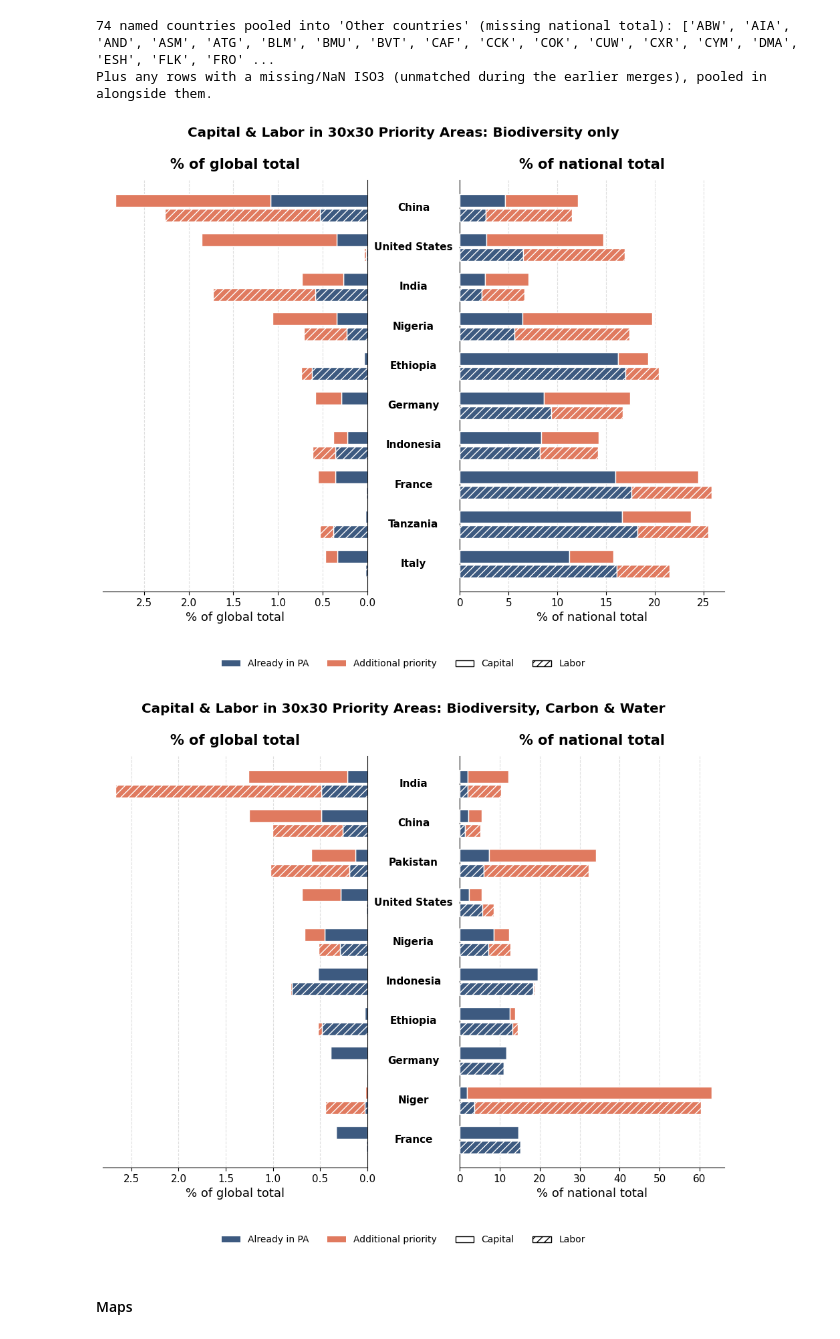
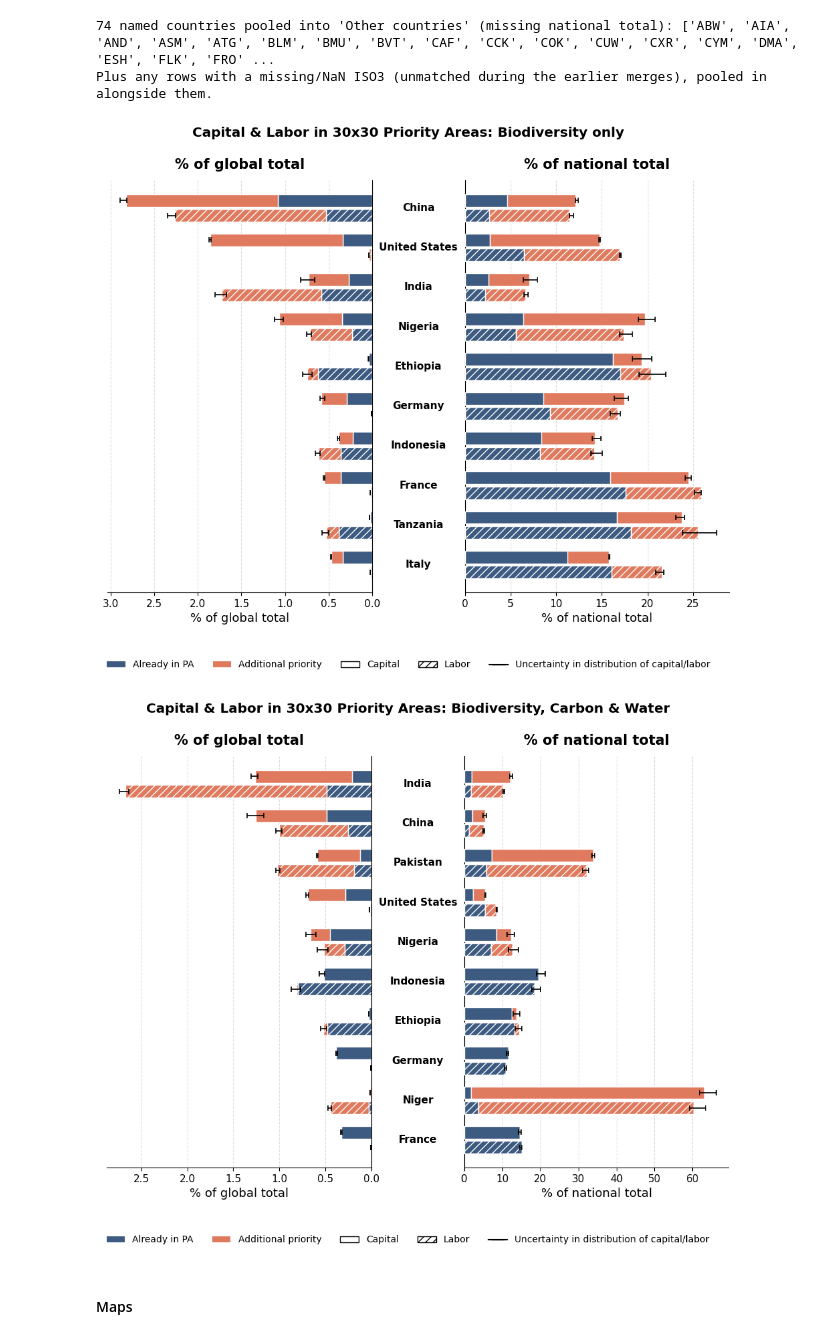
Before and after one commit to carinamani/AgDownscaling, a Jupyter notebook: 05_30x30_analysis/01_overlay_capital_labor.ipynb, the cells around one changed output. Cells and saved outputs as stored; diff of their text form; code cells hidden in the pictures.

Commit message:
add error bars to country figure

```diff
--- a/05_30x30_analysis/01_overlay_capital_labor.ipynb
+++ b/05_30x30_analysis/01_overlay_capital_labor.ipynb
@@ -377,6 +383,7 @@ for scenario_name, pr_path in with_pa_scenarios.items():
 country_df = pd.DataFrame(country_rows)
 # %%
 ##### Merge with national totals, compute % of national total, pool missing-data countries
+# (now also carries Sum_p10 / Sum_p90 through, for uncertainty bars downstream)
 
 # one national total per ISO3 (country_shp may have duplicate ISO3 rows e.g. multi-part geoms)
 national_lookup = (
@@ -390,11 +397,10 @@ national_total_col = {"Capital": "national_total_capital_USD", "Labor": "nationa
 country_df["National_Total"] = country_df.apply(lambda r: r[national_total_col[r["Variable"]]], axis=1)
 country_df = country_df.drop(columns=["national_total_capital_USD", "national_total_jobs"])
 
-country_df["Pct_of_national"] = np.where(
-    country_df["National_Total"].notna() & (country_df["National_Total"] != 0),
-    100 * country_df["Sum"] / country_df["National_Total"],
-    np.nan,
-)
+has_national = country_df["National_Total"].notna() & (country_df["National_Total"] != 0)
+country_df["Pct_of_national"] = np.where(has_national, 100 * country_df["Sum"] / country_df["National_Total"], np.nan)
+country_df["Pct_of_national_p10"] = np.where(has_national, 100 * country_df["Sum_p10"] / country_df["National_Total"], np.nan)
+country_df["Pct_of_national_p90"] = np.where(has_national, 100 * country_df["Sum_p90"] / country_df["National_Total"], np.nan)
 
 # countries with no national total available at all -> pooled into "Other countries"
 # (this also catches rows where ISO3 itself is missing/NaN, since those can
@@ -409,18 +415,22 @@ has_data_df = country_df[~missing_mask].copy()
 
 other_df = (
     country_df[missing_mask]
-    .groupby(["Scenario", "Variable", "Class"], as_index=False)["Sum"]
+    .groupby(["Scenario", "Variable", "Class"], as_index=False)[["Sum", "Sum_p10", "Sum_p90"]]
     .sum()
 )
 other_df["ISO3"] = "OTHER"
-other_df["National_Total"] = np.nan   # no national denominator for this pooled group
-other_df["Pct_of_national"] = np.nan  # not meaningful to compute for a mixed block
+other_df["National_Total"] = np.nan       # no national denominator for this pooled group
+other_df["Pct_of_national"] = np.nan      # not meaningful to compute for a mixed block
+other_df["Pct_of_national_p10"] = np.nan
+other_df["Pct_of_national_p90"] = np.nan
 
 country_summary_df = pd.concat([has_data_df, other_df], ignore_index=True, sort=False)
 
 # % of the GLOBAL total (all countries combined) - always computable, even for "OTHER"
 country_summary_df["Global_Total"] = country_summary_df["Variable"].map(global_totals)
 country_summary_df["Pct_of_global"] = 100 * country_summary_df["Sum"] / country_summary_df["Global_Total"]
+country_summary_df["Pct_of_global_p10"] = 100 * country_summary_df["Sum_p10"] / country_summary_df["Global_Total"]
+country_summary_df["Pct_of_global_p90"] = 100 * country_summary_df["Sum_p90"] / country_summary_df["Global_Total"]
 
 n_missing_rows = missing_mask.sum() // country_df["Scenario"].nunique() // country_df["Variable"].nunique() // country_df["Class"].nunique()
 print(f"{len(missing_iso3)} named countries pooled into 'Other countries' (missing national total): "
@@ -507,7 +517,7 @@ def plot_priority_butterfly_combined(country_summary_df, country_shp_proj, scena
         name_lookup = pd.Series({iso3: iso3 for iso3 in country_list})
 
     # -----------------------------------------------------------
-    # 3. Helper
+    # 3. Helpers
     # -----------------------------------------------------------
     def get_bar_values(iso3, variable, pct_col):
         sub = country_summary_df[
@@ -521,6 +531,26 @@ def plot_priority_butterfly_combined(country_summary_df, country_shp_proj, scena
         total = total.values[0] if len(total) else 0.0
         additional = max(total - already, 0.0)
         return already, additional
+
+    def get_uncertainty(iso3, variable, pct_col, pct_col_p10, pct_col_p90):
+        """Lower/upper error (relative to the total bar) from the p10/p90 columns,
+        same logic as the global summary bar chart's error bars."""
+        sub = country_summary_df[
+            (country_summary_df["ISO3"] == iso3) &
+            (country_summary_df["Variable"] == variable) &
+            (country_summary_df["Scenario"] == scenario) &
+            (country_summary_df["Class"] == "Total top 30%")
+        ]
+        if len(sub) == 0:
+            return None
+        total = sub[pct_col].values[0]
+        p10 = sub[pct_col_p10].values[0]
+        p90 = sub[pct_col_p90].values[0]
+        if pd.isna(total) or pd.isna(p10) or pd.isna(p90):
+            return None
+        lower = max(total - min(p10, p90), 0)
+        upper = max(max(p10, p90) - total, 0)
+        return total, lower, upper
 
     # -----------------------------------------------------------
     # 4. Plot — two bars per country, offset within the row
@@ -551,6 +581,19 @@ def plot_priority_butterfly_combined(country_summary_df, country_shp_proj, scena
             ax_right.barh(y + y_off, additional_n, bar_h, left=already_n, color=color_top30,
                           edgecolor="white", hatch=hatch, zorder=3)
 
+            # uncertainty bars (p10-p90), mirroring the global bar chart
+            unc_g = get_uncertainty(iso3, var, "Pct_of_global", "Pct_of_global_p10", "Pct_of_global_p90")
+            if unc_g is not None:
+                total_g, lower_g, upper_g = unc_g
+                ax_left.errorbar(total_g, y + y_off, xerr=[[lower_g], [upper_g]], fmt="none",
+                                  color="black", capsize=3, capthick=1.2, linewidth=1.2, zorder=4)
+
+            unc_n = get_uncertainty(iso3, var, "Pct_of_national", "Pct_of_national_p10", "Pct_of_national_p90")
+            if unc_n is not None:
+                total_n, lower_n, upper_n = unc_n
+                ax_right.errorbar(total_n, y + y_off, xerr=[[lower_n], [upper_n]], fmt="none",
+                                   color="black", capsize=3, capthick=1.2, linewidth=1.2, zorder=4)
+
     ax_left.set_xlabel("% of global total")
     ax_left.invert_xaxis()
     ax_left.spines[["top", "left"]].set_visible(False)
@@ -568,36 +611,38 @@ def plot_priority_butterfly_combined(country_summary_df, country_shp_proj, scena
 
     ax_mid.axis("off")
     for y, iso3 in zip(y_positions, country_list):
         label = name_lookup.get(iso3, iso3)
         ax_mid.text(0.5, y, label, ha="center", va="center", fontsize=11, fontweight="bold")
     ax_mid.set_xlim(0, 1)
     ax_left.set_ylim(-0.7, n - 0.3)
 
     legend_elements = [
         Patch(facecolor=color_already_pa, label="Already in PA"),
         Patch(facecolor=color_top30, label="Additional priority"),
         Patch(facecolor="white", edgecolor="black", label="Capital"),
         Patch(facecolor="white", edgecolor="black", hatch="///", label="Labor"),
+        Line2D([0], [0], color="black", marker="_", markersize=15, linewidth=1.5,
+               label="Uncertainty in distribution of capital/labor"),
     ]
-    fig.legend(handles=legend_elements, loc="lower center", ncol=4,
+    fig.legend(handles=legend_elements, loc="lower center", ncol=5,
                bbox_to_anchor=(0.5, -0.05), frameon=False)
 
     scenario_short = "Biodiversity only" if scenario == "Biodiversity - With PA" else "Biodiversity, Carbon & Water"
     fig.suptitle(f"Capital & Labor in 30x30 Priority Areas: {scenario_short}",
                  fontweight="bold", y=0.98)
 
     plt.tight_layout(rect=[0, 0, 1, 0.93])
     if fd is not None:
         fname = filename or f"country_priority_butterfly_combined_{scenario.replace(' ', '_').replace('-', '')}.png"
         plt.savefig(f"{fd}/{fname}", dpi=200, bbox_inches="tight")
     plt.show()
 
 
 for scenario in ["Biodiversity - With PA", "All - With PA"]:
     plot_priority_butterfly_combined(country_summary_df, country_shp_proj, scenario, fd=fd)
 # %% [output]
-[figure, old version]
+[figure, new version]
-[figure, old version]
+[figure, new version]
 # %% [markdown]
 #### Maps
 # %%
```
Also changed, not shown: parts of 1 cell of this notebook, 1 other file.
